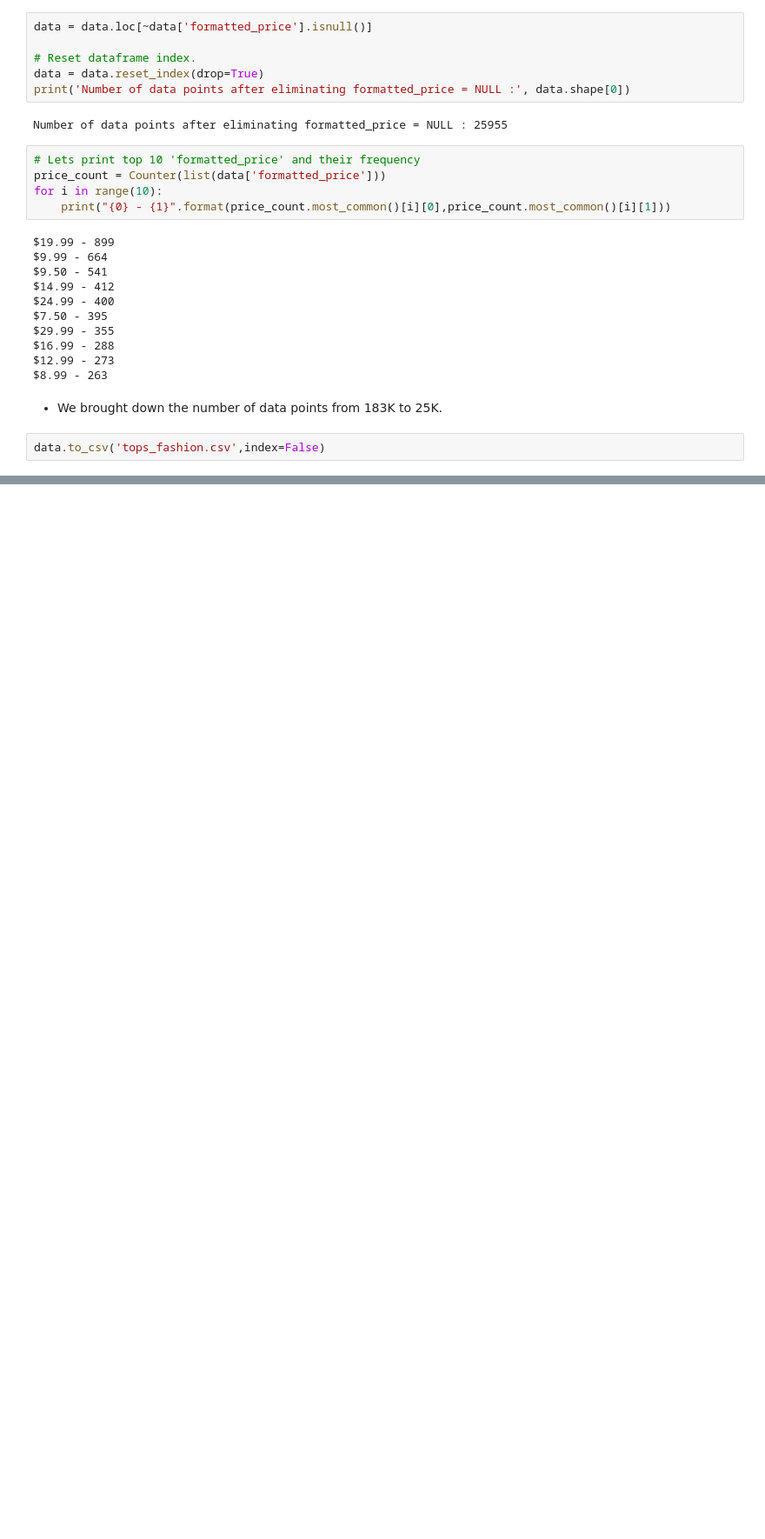
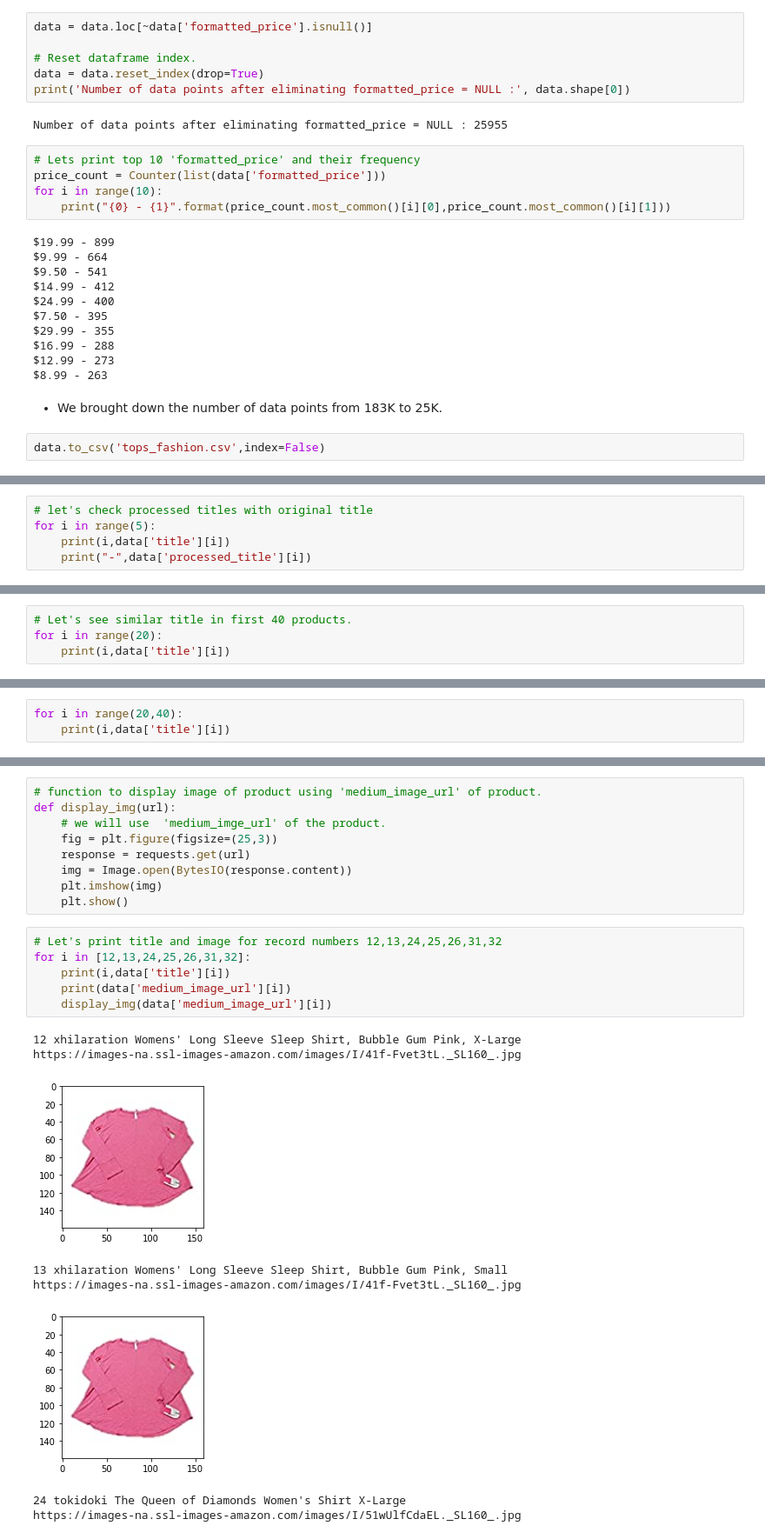
Before and after one commit to NehalGund/Product-Recommendation-System, a Jupyter notebook: Product Recommendation System.ipynb, the cells around one changed output, grey strips where cells are left out. Shown at 87% size. Saved outputs shown, nothing was run; the diff lists cells and outputs as text; blank space fills up the shorter version.

```diff
--- a/Product Recommendation System.ipynb
+++ b/Product Recommendation System.ipynb
@@ -525,0 +649,5 @@ data.to_csv('tops_fashion.csv',index=False)
+# %%
+# let's check processed titles with original title
+for i in range(5):
+    print(i,data['title'][i])
+    print("-",data['processed_title'][i])
@@ -525,0 +665,4 @@ data.to_csv('tops_fashion.csv',index=False)
+# %%
+# Let's see similar title in first 40 products.
+for i in range(20):
+    print(i,data['title'][i])
@@ -525,0 +690,3 @@ data.to_csv('tops_fashion.csv',index=False)
+# %%
+for i in range(20,40):
+    print(i,data['title'][i])
@@ -525,0 +717,24 @@ data.to_csv('tops_fashion.csv',index=False)
+# %%
+# function to display image of product using 'medium_image_url' of product.
+def display_img(url):
+    # we will use  'medium_imge_url' of the product.
+    fig = plt.figure(figsize=(25,3))
+    response = requests.get(url)
+    img = Image.open(BytesIO(response.content))
+    plt.imshow(img)
+    plt.show()
+# %%
+# Let's print title and image for record numbers 12,13,24,25,26,31,32
+for i in [12,13,24,25,26,31,32]:
+    print(i,data['title'][i])
+    print(data['medium_image_url'][i])
+    display_img(data['medium_image_url'][i])
+# %% [output]
+12 xhilaration Womens' Long Sleeve Sleep Shirt, Bubble Gum Pink, X-Large
+https://images-na.ssl-images-amazon.com/images/I/41f-Fvet3tL._SL160_.jpg
+[figure, added]
+13 xhilaration Womens' Long Sleeve Sleep Shirt, Bubble Gum Pink, Small
+https://images-na.ssl-images-amazon.com/images/I/41f-Fvet3tL._SL160_.jpg
+[figure, added]
+24 tokidoki The Queen of Diamonds Women's Shirt X-Large
+https://images-na.ssl-images-amazon.com/images/I/51wUlfCdaEL._SL160_.jpg
```
Also changed, not shown: parts of 44 cells of this notebook.
